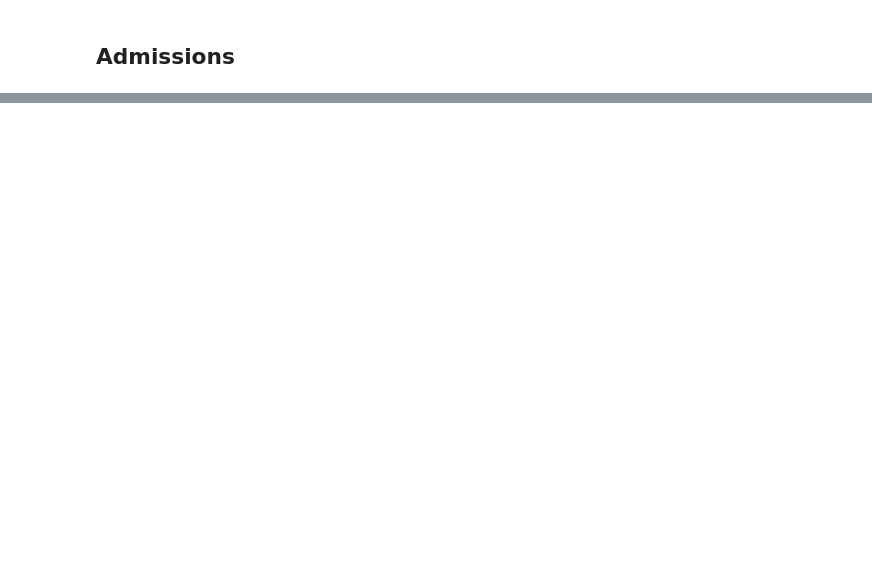
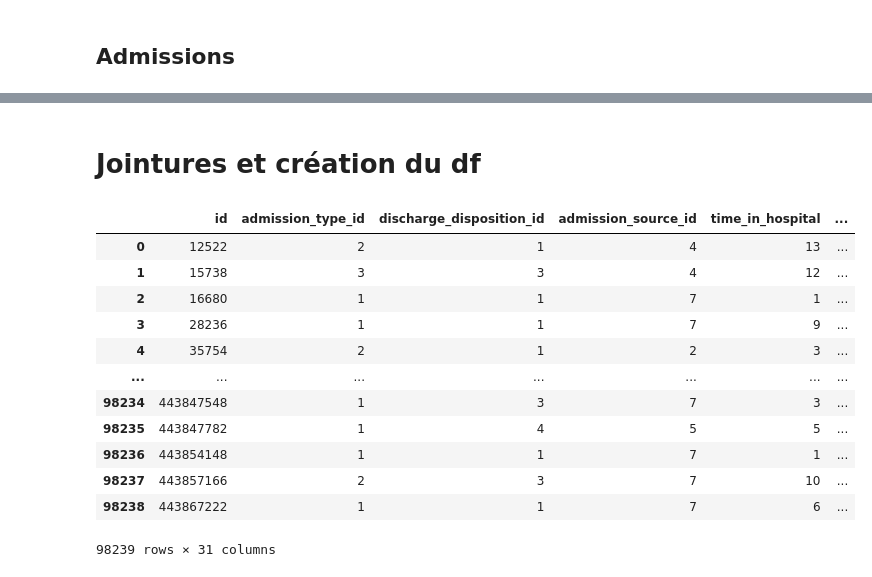
Before and after one commit to Gwendelina/130US_diabete, a Jupyter notebook: Creation BDD/Creation_BDD.ipynb, the cells around one changed output, grey strips where cells are left out. Drawn from its saved outputs; the diff is of its cells as text; code cells hidden in the pictures; blank space fills up the shorter version.

```diff
--- a/Creation BDD/Creation_BDD.ipynb
+++ b/Creation BDD/Creation_BDD.ipynb
@@ -511,0 +599,32 @@ patients
+# %% [markdown]
+# Jointures et création du df
+# %%
+# On intègre à notre table "admissions" les informations relatives aux tables patients et type_admissions
+# On fait un inner join de la table patients pour ne conserver que la liste des admissions pour lesquelles nous
+    # avons des informations sur le patient => on passe de 101766 lignes à 98239.
+
+database = pd.read_sql_query("""SELECT admissions.*,
+                                       patients.id AS test,
+                                       patients.race,
+                                       patients.gender,
+                                       type_admissions.description AS admission_type
+                                FROM admissions
+                                INNER JOIN patients ON admissions.patient_id = patients.id
+                                LEFT JOIN type_admissions ON admissions.admission_type_id = type_admissions.id;
+                                """,conn)
+
+database
+# %% [output]
+|  | id | admission_type_id | discharge_disposition_id | admission_source_id | time_in_hospital | ... |
+| 0 | 12522 | 2 | 1 | 4 | 13 | ... |
+| 1 | 15738 | 3 | 3 | 4 | 12 | ... |
+| 2 | 16680 | 1 | 1 | 7 | 1 | ... |
+| 3 | 28236 | 1 | 1 | 7 | 9 | ... |
+| 4 | 35754 | 2 | 1 | 2 | 3 | ... |
+| ... | ... | ... | ... | ... | ... | ... |
+| 98234 | 443847548 | 1 | 3 | 7 | 3 | ... |
+| 98235 | 443847782 | 1 | 4 | 5 | 5 | ... |
+| 98236 | 443854148 | 1 | 1 | 7 | 1 | ... |
+| 98237 | 443857166 | 2 | 3 | 7 | 10 | ... |
+| 98238 | 443867222 | 1 | 1 | 7 | 6 | ... |
+98239 rows × 31 columns
```
Also changed, not shown: parts of 17 cells of this notebook, 1 other file.
